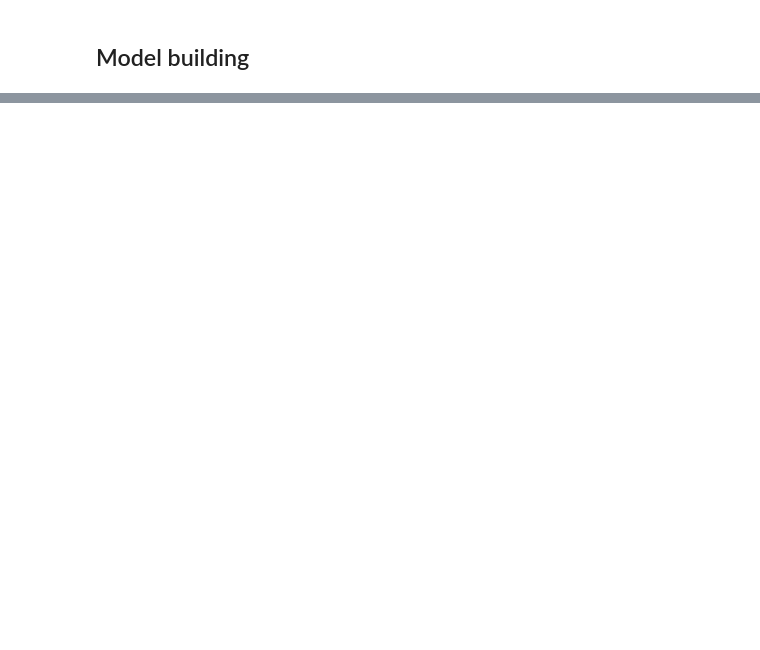
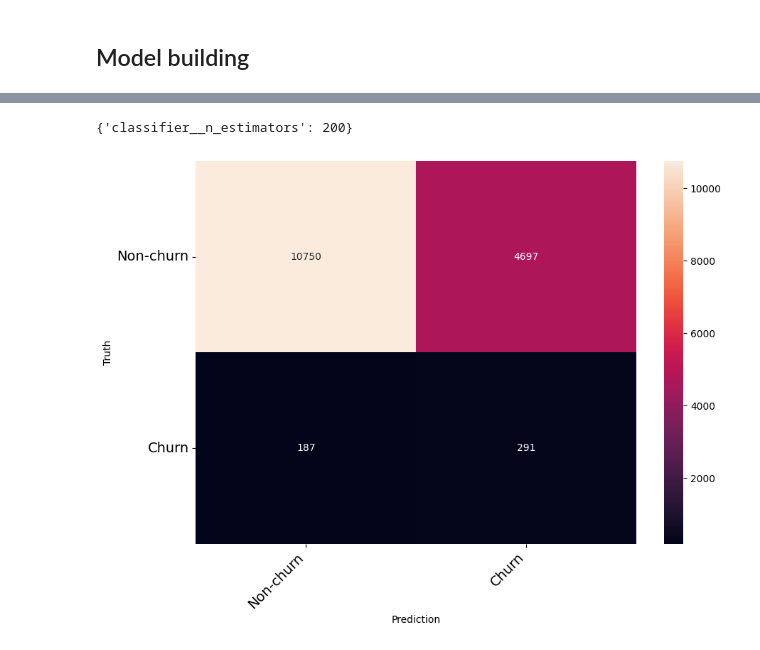
Before and after one commit to Gml717/Advanced-Analytics, a Jupyter notebook: Assignment1/Churn model.ipynb, the cells around one changed output, grey strips where cells are left out. Saved outputs shown, nothing was run; the diff lists cells and outputs as text; code cells hidden in the pictures; blank space fills up the shorter version.

```diff
--- a/Assignment1/Churn model.ipynb
+++ b/Assignment1/Churn model.ipynb
@@ -461,13 +494,10 @@ evaluation(AdaBoostClassifier1,X_train,y_train,X_test,y_test)
 
 
 parameters = {
-  'classifier__n_estimators':[50,100,200,300,400,500],
-    'SelectKBest__k':[10,15,20,25]
+  'classifier__n_estimators':[200,250,300,350,400],
   }
 
 
 # initialize
-grid_pipeline = GridSearchCV(AdaBoostClassifier1,parameters,scoring='f1')
+clf_ada = GridSearchCV(AdaBoostClassifier1,parameters,cv=cv,Afwaswater12!,scoring='f1')
 # fit
-grid_pipeline.fit(X_train,y_train)
-grid_pipeline.best_params_
@@ -481,7 +503,0 @@ AdaBoostClassifier1 =imbPipeline(steps=[('RemoveMissinVvalueCol',RemoveMissinVva
-# %%
-AdaBoostClassifier1.fit(X_train,y_train)
-pred=AdaBoostClassifier.predict(X_test)
-
-print(confusion_matrix(y_test,pred))
-print("\n\n")
-print(classification_report(y_test,pred))
@@ -521,0 +504,2 @@ print(metrics.auc(fpr, tpr))
+# %%
+clf_ada.fit(X_train,y_train)
@@ -521,0 +524,11 @@ print(metrics.auc(fpr, tpr))
+# %%
+clf_ada.best_params_
+# %% [output]
+{'classifier__n_estimators': 200}
+# %%
+pred_ada=clf_ada.predict(X_test)
+# %%
+cm = confusion_matrix(y_test,pred_ada)
+print_confusion_matrix(cm,["Non-churn","Churn"])
+# %% [output]
+[figure, added]
```
Also changed, not shown: parts of 58 cells of this notebook, 1 other file.
